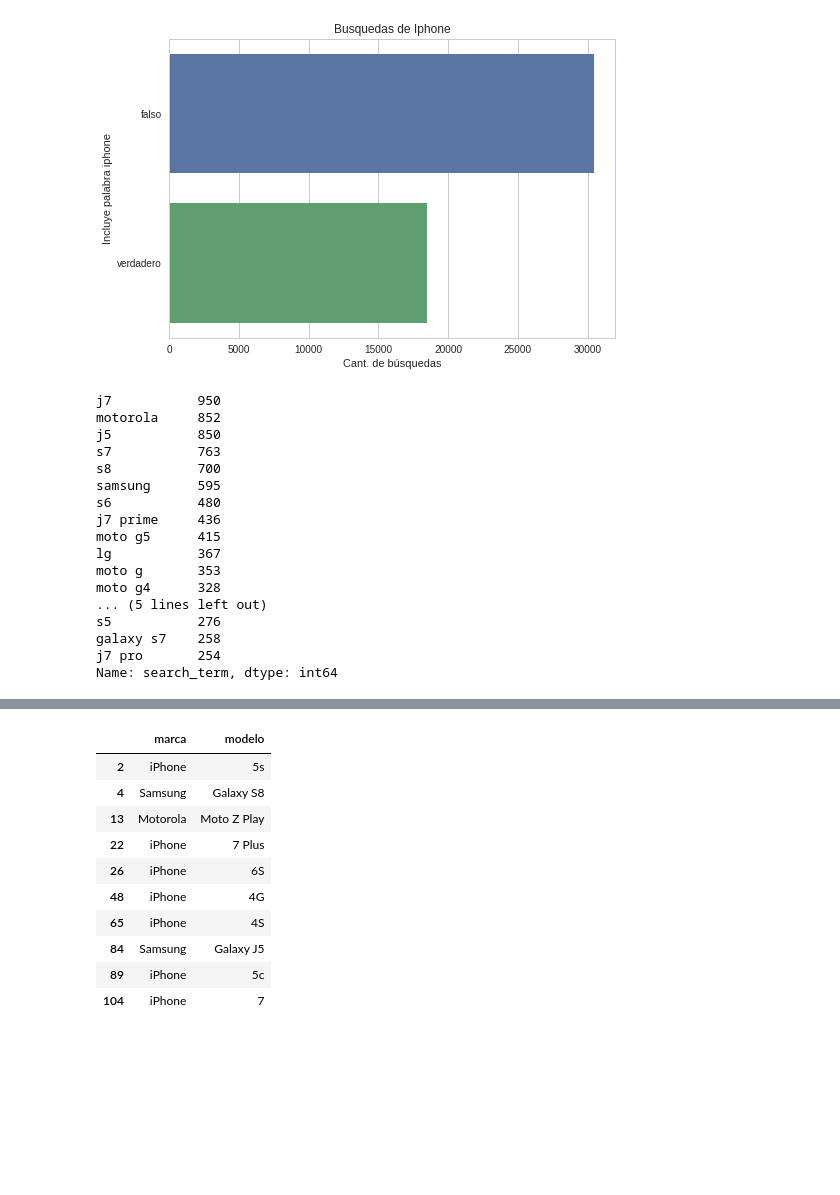
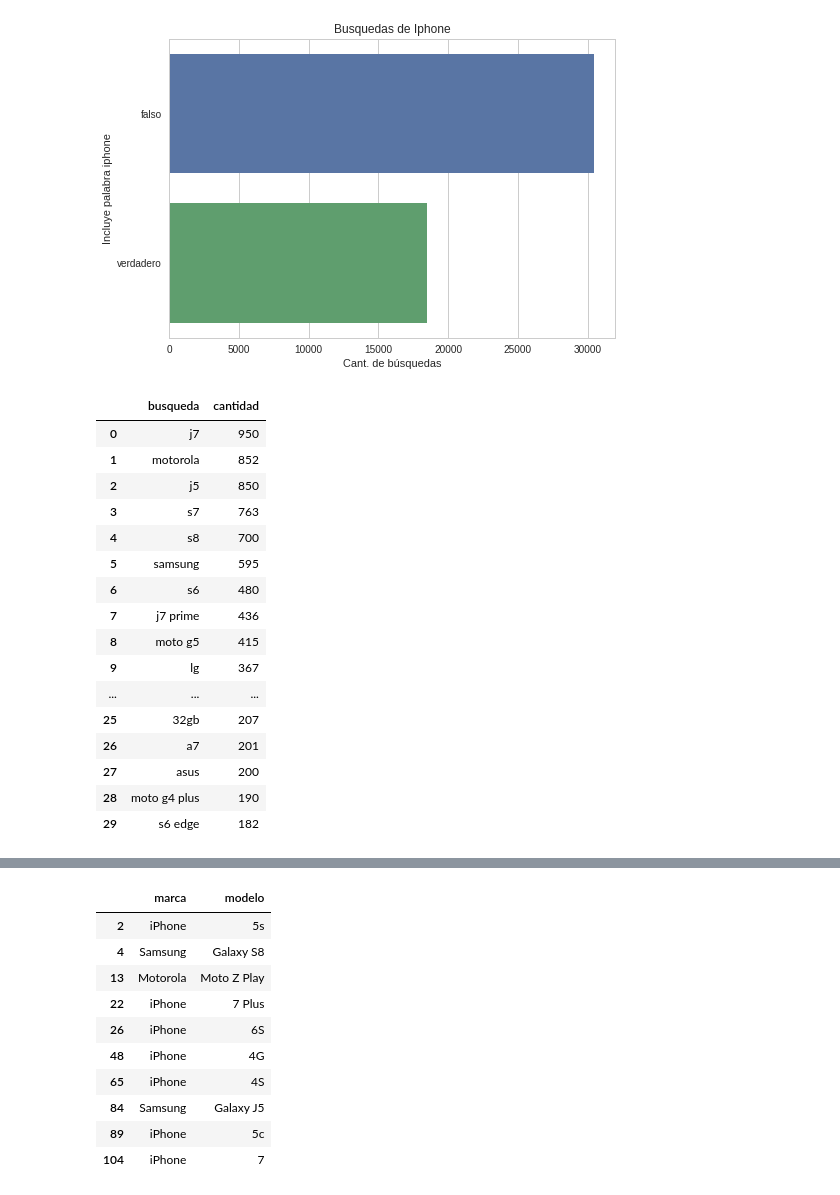
Before and after one commit to btusca/7506, a Jupyter notebook: TP2018/TP 1.ipynb, the cells around one changed output, grey strips where cells are left out. Cells and saved outputs as stored; diff of their text form; code cells hidden in the pictures; blank space fills up the shorter version.

```diff
--- a/TP2018/TP 1.ipynb
+++ b/TP2018/TP 1.ipynb
@@ -273,22 +273,26 @@ plotBusquedaIphone.set(title="Busquedas de Iphone",xlabel="Cant. de búsquedas",
 [figure]
 # %%
 #De las búsquedas que no son iPhone veamos cuales son las más frecuentes:
-eventos.loc[eventos['search_term'].str.contains('iphone') == False, 'search_term'].value_counts().head(20)
+busquedaNoIncluyeIphone = eventos.loc[eventos['search_term'].str.contains('iphone') == False, 'search_term'].value_counts().to_frame('cantidad')
+busquedaNoIncluyeIphone = busquedaNoIncluyeIphone.loc[busquedaNoIncluyeIphone['cantidad'] >= 50,'cantidad'].to_frame()
+busquedaNoIncluyeIphone = busquedaNoIncluyeIphone.reset_index()
+busquedaNoIncluyeIphone.rename(index=str, columns={'index': "busqueda"},inplace=True)
+busquedaNoIncluyeIphone.head(30)
 # %% [output]
-j7           950
-motorola     852
-j5           850
-s7           763
-s8           700
-samsung      595
-s6           480
-j7 prime     436
-moto g5      415
-lg           367
-moto g       353
-moto g4      328
-... (5 lines left out)
-s5           276
-galaxy s7    258
-j7 pro       254
-Name: search_term, dtype: int64
+|  | busqueda | cantidad |
+| 0 | j7 | 950 |
+| 1 | motorola | 852 |
+| 2 | j5 | 850 |
+| 3 | s7 | 763 |
+| 4 | s8 | 700 |
+| 5 | samsung | 595 |
+| 6 | s6 | 480 |
+| 7 | j7 prime | 436 |
+| 8 | moto g5 | 415 |
+| 9 | lg | 367 |
+| ... | ... | ... |
+| 25 | 32gb | 207 |
+| 26 | a7 | 201 |
+| 27 | asus | 200 |
+| 28 | moto g4 plus | 190 |
+| 29 | s6 edge | 182 |
```
Also changed, not shown: parts of 7 cells of this notebook.
